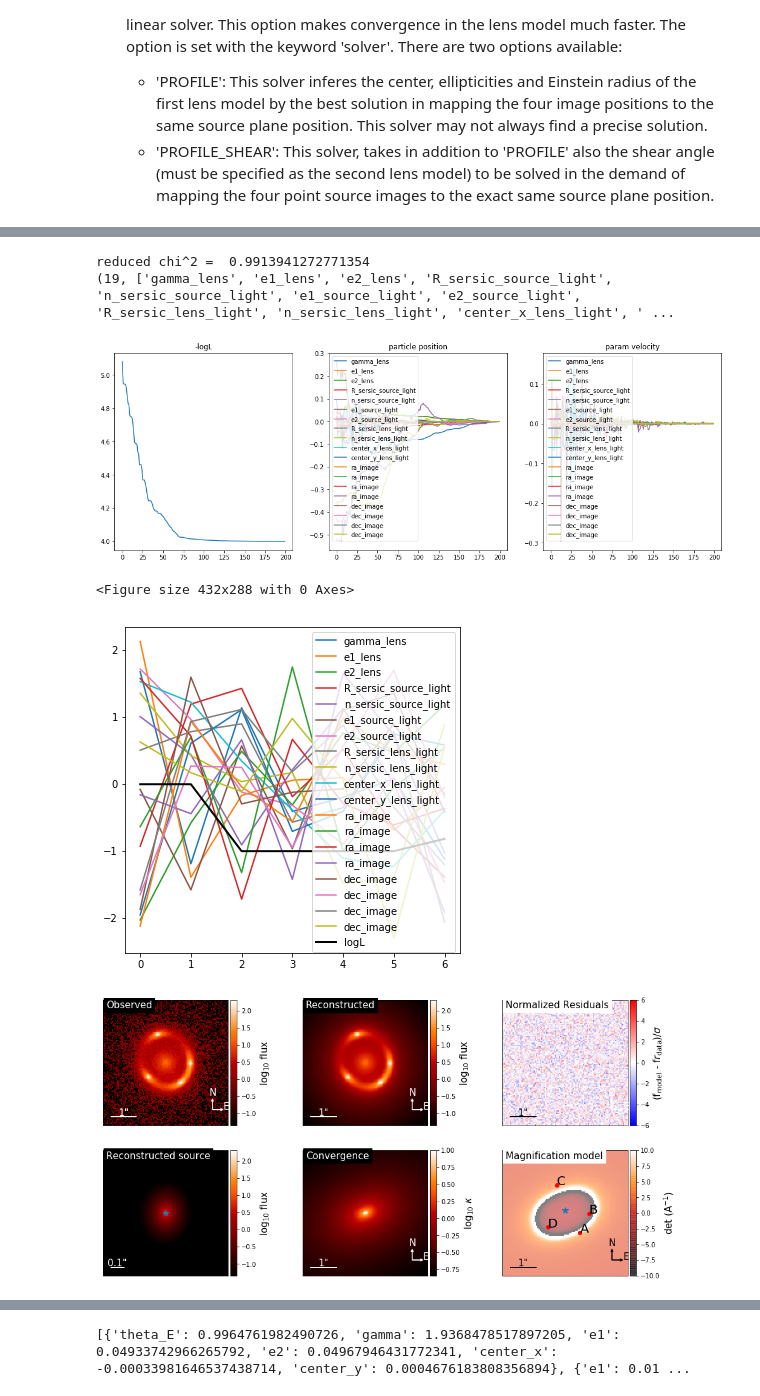
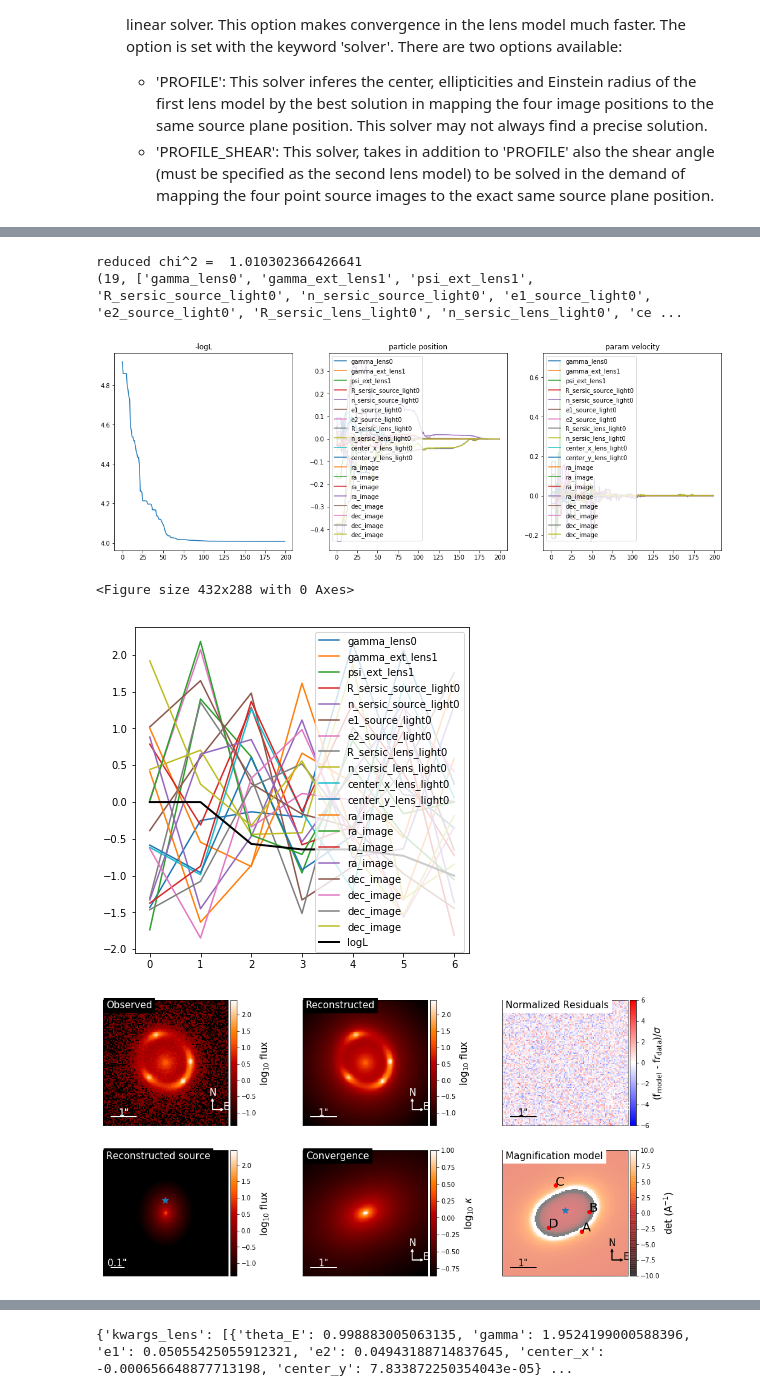
Before and after one commit to lenstronomy/lenstronomy-tutorials, a Jupyter notebook: lenstronomy_extensions/Notebooks/quad_model.ipynb, the cells around one changed output, grey strips where cells are left out. Cells and saved outputs as stored; diff of their text form; code cells hidden in the pictures.

```diff
--- a/lenstronomy_extensions/Notebooks/quad_model.ipynb
+++ b/lenstronomy_extensions/Notebooks/quad_model.ipynb
@@ -46,8 +46,8 @@ data_class = ImageData(**kwargs_data)
 kwargs_psf = {'psf_type': 'GAUSSIAN', 'fwhm': fwhm, 'pixel_size': deltaPix, 'truncation': 5}
 psf_class = PSF(**kwargs_psf)
 
-lens_model_list = ['SPEP', 'SHEAR']
-kwargs_shear = {'e1': 0.01, 'e2': 0.01}  # gamma_ext: shear strength, psi_ext: shear angel (in radian)
+lens_model_list = ['SPEP', 'SHEAR_GAMMA_PSI']
+kwargs_shear = {'gamma_ext': 0.02, 'psi_ext': -0.1}  # gamma_ext: shear strength, psi_ext: shear angel (in radian)
 kwargs_spemd = {'theta_E': 1., 'gamma': 1.96, 'center_x': 0, 'center_y': 0, 'e1': 0.05, 'e2': 0.05}
 kwargs_lens = [kwargs_spemd, kwargs_shear]
 lens_model_class = LensModel(lens_model_list=lens_model_list)
@@ -132,28 +132,28 @@ kwargs_data_joint = {'multi_band_list': multi_band_list, 'multi_band_type': 'mul
 # %%
 # initial guess of non-linear parameters, we chose different starting parameters than the truth #
 kwargs_lens_init = [{'theta_E': 1.2, 'e1': 0, 'e2': 0, 'gamma': 2., 'center_x': 0., 'center_y': 0},
-    {'e1': 0.0, 'e2': 0.}]
+    {'gamma_ext': 0.01, 'psi_ext': 0.}]
 kwargs_source_init = [{'R_sersic': 0.03, 'n_sersic': 1., 'e1': 0, 'e2': 0, 'center_x': 0, 'center_y': 0}]
 kwargs_lens_light_init = [{'R_sersic': 0.1, 'n_sersic': 1, 'e1': 0, 'e2': 0, 'center_x': 0, 'center_y': 0}]
 kwargs_ps_init = [{'ra_image': x_image+0.01, 'dec_image': y_image-0.01}]
 
 # initial spread in parameter estimation #
 kwargs_lens_sigma = [{'theta_E': 0.3, 'e1': 0.2, 'e2': 0.2, 'gamma': .2, 'center_x': 0.1, 'center_y': 0.1},
-    {'e1': 0.1, 'e2': 0.1}]
+    {'gamma_ext': 0.1, 'psi_ext': np.pi}]
 kwargs_source_sigma = [{'R_sersic': 0.1, 'n_sersic': .5, 'center_x': .1, 'center_y': 0.1, 'e1': 0.2, 'e2': 0.2}]
 kwargs_lens_light_sigma = [{'R_sersic': 0.1, 'n_sersic': 0.2, 'e1': 0.1, 'e2': 0.1, 'center_x': .1, 'center_y': 0.1}]
 kwargs_ps_sigma = [{'ra_image': [0.02] * 4, 'dec_image': [0.02] * 4}]
 
 # hard bound lower limit in parameter space #
 kwargs_lower_lens = [{'theta_E': 0, 'e1': -0.5, 'e2': -0.5, 'gamma': 1.5, 'center_x': -10., 'center_y': -10},
-    {'e1': -.2, 'e2': -0.2}]
+    {'gamma_ext': 0., 'psi_ext': -np.pi}]
 kwargs_lower_source = [{'R_sersic': 0.001, 'n_sersic': .5, 'e1': -0.5, 'e2': -0.5, 'center_x': -10, 'center_y': -10}]
 kwargs_lower_lens_light = [{'R_sersic': 0.001, 'n_sersic': 0.5, 'e1': -0.5, 'e2': -0.5, 'center_x': -10, 'center_y': -10}]
 kwargs_lower_ps = [{'ra_image': -10 * np.ones_like(x_image), 'dec_image': -10 * np.ones_like(y_image)}]
 
 # hard bound upper limit in parameter space #
 kwargs_upper_lens = [{'theta_E': 10, 'e1': 0.5, 'e2': 0.5, 'gamma': 2.5, 'center_x': 10., 'center_y': 10},
-    {'e1': 0.2, 'e2': 0.2}]
+    {'gamma_ext': 0.3, 'psi_ext': np.pi}]
 kwargs_upper_source = [{'R_sersic': 10, 'n_sersic': 5., 'e1': 0.5, 'e2': 0.5, 'center_x': 10, 'center_y': 10}]
 kwargs_upper_lens_light = [{'R_sersic': 10, 'n_sersic': 5., 'e1': 0.5, 'e2': 0.5, 'center_x': 10, 'center_y': 10}]
 kwargs_upper_ps = [{'ra_image': 10 * np.ones_like(x_image), 'dec_image': 10 * np.ones_like(y_image)}]
@@ -176,7 +176,7 @@ fitting_kwargs_list = [['PSO', {'sigma_scale': 1., 'n_particles': 100, 'n_iterat
         ]
 
 chain_list = fitting_seq.fit_sequence(fitting_kwargs_list)
-lens_result, source_result, lens_light_result, ps_result, cosmo_result = fitting_seq.best_fit()
+kwargs_result = fitting_seq.best_fit()
 # %% [output]
   warnings.warn(msg, RuntimeWarning)
 Computing the PSO ...
@@ -200,44 +202,43 @@ InMemoryStorageUtil does not support storeRandomState
 from lenstronomy.Plots.output_plots import ModelPlot
 import lenstronomy.Plots.output_plots as out_plot
 
-modelPlot = ModelPlot(multi_band_list, kwargs_model, lens_result, source_result,
-                             lens_light_result, ps_result, arrow_size=0.02, cmap_string="gist_heat")
+modelPlot = ModelPlot(multi_band_list, kwargs_model, kwargs_result, arrow_size=0.02, cmap_string="gist_heat")
 
 param_class = fitting_seq.param_class
 print(param_class.num_param())
 #print(chain_list)
 
 for i in range(len(chain_list)):
     out_plot.plot_chain_list(chain_list, i)
 
 f, axes = plt.subplots(2, 3, figsize=(16, 8), sharex=False, sharey=False)
 
 modelPlot.data_plot(ax=axes[0,0])
 modelPlot.model_plot(ax=axes[0,1])
 modelPlot.normalized_residual_plot(ax=axes[0,2], v_min=-6, v_max=6)
 modelPlot.source_plot(ax=axes[1, 0], deltaPix_source=0.01, numPix=100)
 modelPlot.convergence_plot(ax=axes[1, 1], v_max=1)
 modelPlot.magnification_plot(ax=axes[1, 2])
 #f.tight_layout()
 #f.subplots_adjust(left=None, bottom=None, right=None, top=None, wspace=0., hspace=0.05)
 #plt.show()
 
 f, axes = plt.subplots(2, 3, figsize=(16, 8), sharex=False, sharey=False)
 
 modelPlot.decomposition_plot(ax=axes[0,0], text='Lens light', lens_light_add=True, unconvolved=True)
 modelPlot.decomposition_plot(ax=axes[1,0], text='Lens light convolved', lens_light_add=True)
 modelPlot.decomposition_plot(ax=axes[0,1], text='Source light', source_add=True, unconvolved=True)
 modelPlot.decomposition_plot(ax=axes[1,1], text='Source light convolved', source_add=True)
 modelPlot.decomposition_plot(ax=axes[0,2], text='All components', source_add=True, lens_light_add=True, unconvolved=True)
 modelPlot.decomposition_plot(ax=axes[1,2], text='All components convolved', source_add=True, lens_light_add=True, point_source_add=True)
 f.tight_layout()
 f.subplots_adjust(left=None, bottom=None, right=None, top=None, wspace=0., hspace=0.05)
 plt.show()
-print(lens_result, source_result, lens_light_result, ps_result)
+print(kwargs_result)
 # %% [output]
-reduced chi^2 =  0.9913941272771354
-(19, ['gamma_lens', 'e1_lens', 'e2_lens', 'R_sersic_source_light', 'n_sersic_source_light', 'e1_source_light', 'e2_source_light', 'R_sersic_lens_light', 'n_sersic_lens_light', 'center_x_lens_light', ' ...
+reduced chi^2 =  1.010302366426641
+(19, ['gamma_lens0', 'gamma_ext_lens1', 'psi_ext_lens1', 'R_sersic_source_light0', 'n_sersic_source_light0', 'e1_source_light0', 'e2_source_light0', 'R_sersic_lens_light0', 'n_sersic_lens_light0', 'ce ...
-[figure, old version]
+[figure, new version]
 <Figure size 432x288 with 0 Axes>
-[figure, old version]
+[figure, new version]
-[figure, old version]
+[figure, new version]
@@ -245,4 +246,4 @@ reduced chi^2 =  0.9913941272771354
-[{'theta_E': 0.9964761982490726, 'gamma': 1.9368478517897205, 'e1': 0.04933742966265792, 'e2': 0.04967946431772341, 'center_x': -0.00033981646537438714, 'center_y': 0.0004676183808356894}, {'e1': 0.01 ...
+{'kwargs_lens': [{'theta_E': 0.998883005063135, 'gamma': 1.9524199000588396, 'e1': 0.05055425055912321, 'e2': 0.04943188714837645, 'center_x': -0.000656648877713198, 'center_y': 7.833872250354043e-05} ...
 # %%
 
 
```
Also changed, not shown: parts of 5 cells of this notebook, 15 other files.
